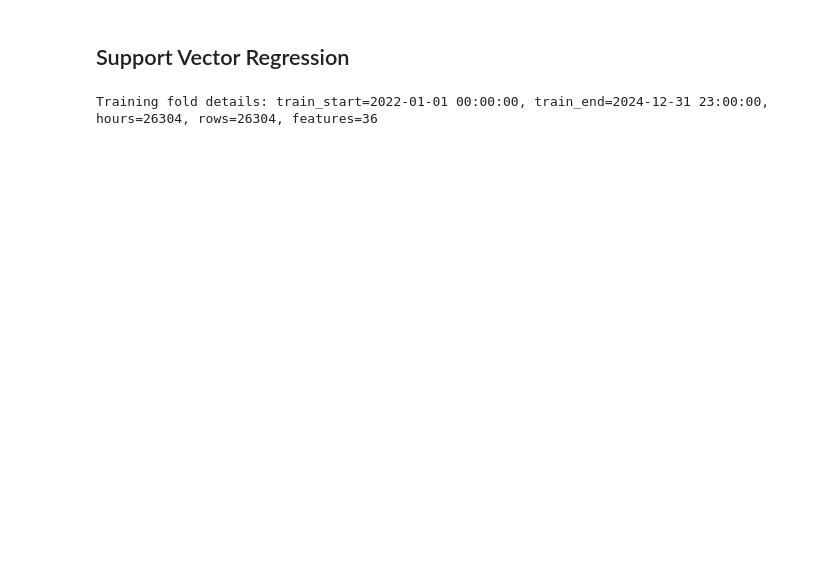
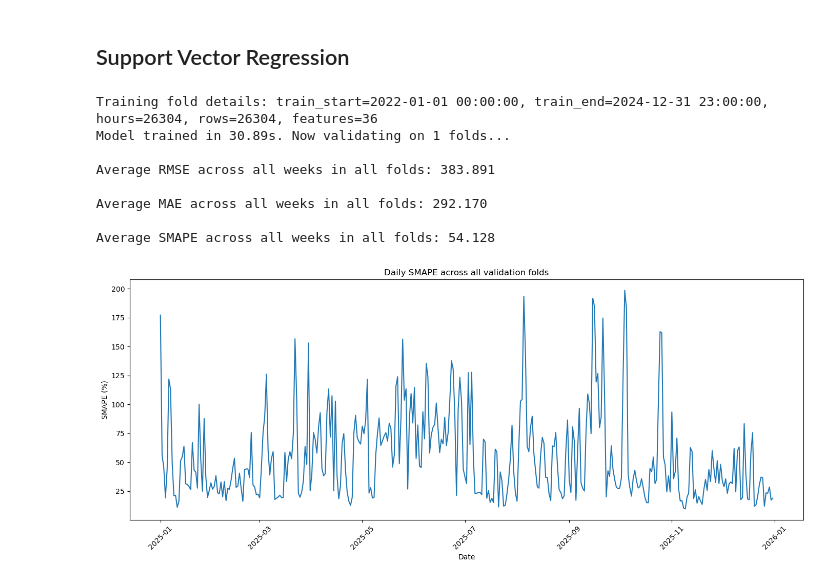
Before and after one commit to chrso19/Speciale_Kode, a Jupyter notebook: Shallow learners/New_Eval/With_noise/Shallow_learner_final_eval_noise.ipynb, the cells around one changed output. Cells and saved outputs as stored; diff of their text form; code cells hidden in the pictures; blank space fills up the shorter version.

```diff
--- a/Shallow learners/New_Eval/With_noise/Shallow_learner_final_eval_noise.ipynb
+++ b/Shallow learners/New_Eval/With_noise/Shallow_learner_final_eval_noise.ipynb
@@ -2538,7 +2650,7 @@ combination_results = run_cross_validation(
     val_start=str(test_data["Time"].min()),
     predict_period=len(test_data), # one fold covering full test period
     stride=len(test_data),
-    use_scaler=False,
+    use_scaler=True,
     print_fold_results=False,
     plot=True,
     rf_models = rf_models,
@@ -2570,33 +2682,41 @@ row = {
     "avg_smape_day_4": combination_results["avg_smape_day_4"],
     "avg_smape_day_5": combination_results["avg_smape_day_5"],
     "avg_smape_day_6": combination_results["avg_smape_day_6"],
     "avg_smape_day_7": combination_results["avg_smape_day_7"]
 }
 results.append(row)
 
 # Save metrics
 results_df = pd.DataFrame(results).sort_values("avg_smape")
 folder = os.path.join(project_root, "Shallow learners")
 folder = os.path.join(folder, "New_Eval")
 folder = os.path.join(folder, "With_noise")
 base_filename = f"{price_zone}_SVR_final_results.csv"
 filename = os.path.join(folder, base_filename)
 
 # adds a number to the filename if a file with same name already exists:
 counter = 1
 while os.path.exists(filename):
     filename = folder / f"{base_filename}_{counter}.csv"
     counter += 1
 results_df.to_csv(filename, index=False, decimal=",")
 
 predictions_df = combination_results["predictions"]
 predictions_df.to_csv(
     os.path.join(folder, f"{price_zone}_SVR_predictions.csv"),
     index=False,
     decimal=","
 )
 # %% [output]
 Training fold details: train_start=2022-01-01 00:00:00, train_end=2024-12-31 23:00:00, hours=26304, rows=26304, features=36
+Model trained in 30.89s. Now validating on 1 folds...
+
+Average RMSE across all weeks in all folds: 383.891
+
+Average MAE across all weeks in all folds: 292.170
+
+Average SMAPE across all weeks in all folds: 54.128
+[figure, added]
 # %%
 import pandas as pd
 from pathlib import Path
```
Also changed, not shown: parts of 14 cells of this notebook, 26 other files.
